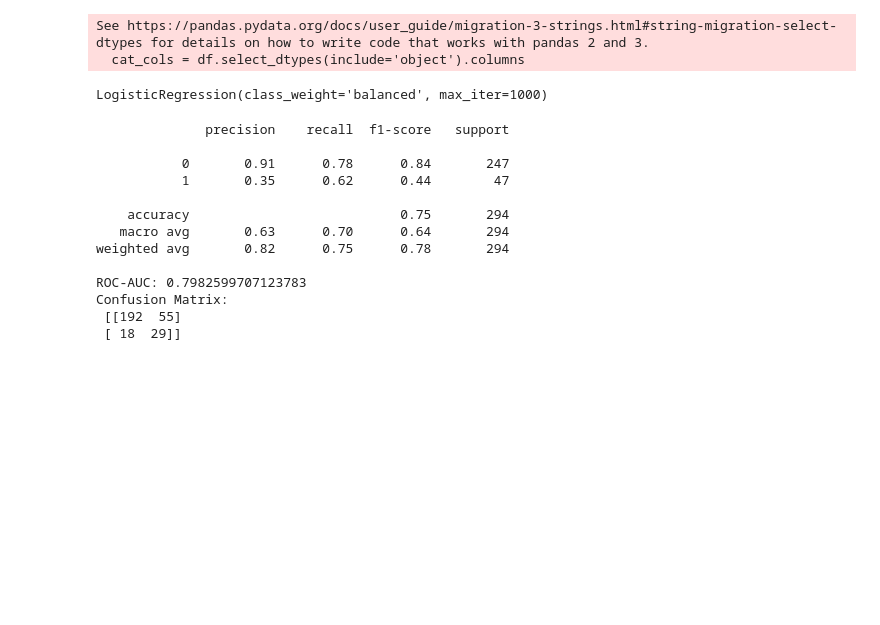
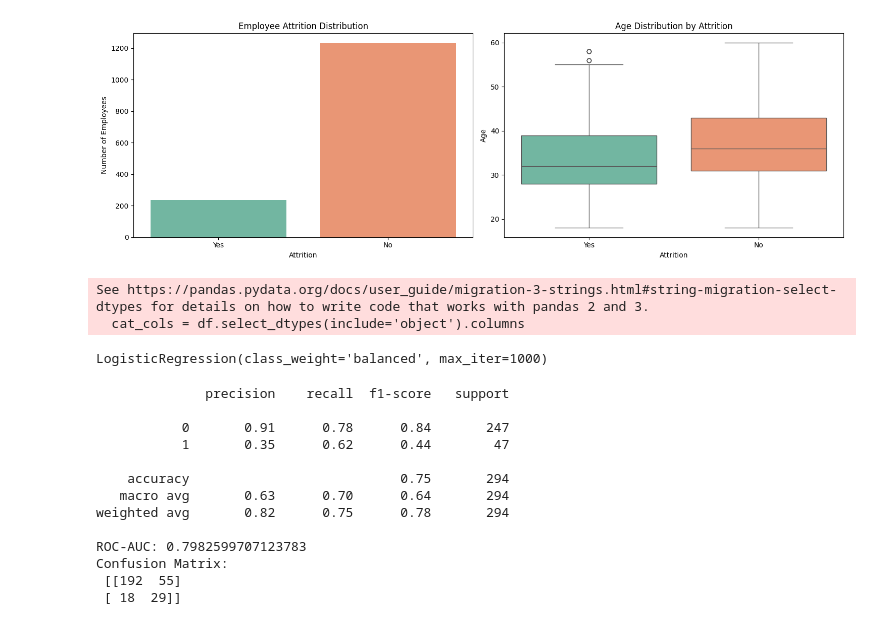
Before and after one commit to malik09-teach/batch-01, a Jupyter notebook: linear models/logestic reg.ipynb, the cells around one changed output. Cells and saved outputs as stored; diff of their text form; code cells hidden in the pictures; blank space fills up the shorter version.

```diff
--- a/linear models/logestic reg.ipynb
+++ b/linear models/logestic reg.ipynb
@@ -15 +63,20 @@ df = pd.read_csv('WA_Fn-UseC_-HR-Employee-Attrition.csv')
+# %%
+# --- Step 3: Exploratory Data Analysis (EDA) - Visualizations ---
+plt.figure(figsize=(15, 5))
+
+# Plot 1: Attrition Count
+plt.subplot(1, 2, 1)
+sns.countplot(data=df, x='Attrition', hue='Attrition', palette='Set2', legend=False)
+plt.title("Employee Attrition Distribution")
+plt.ylabel("Number of Employees")
+
+# Plot 2: Age vs Attrition
+plt.subplot(1, 2, 2)
+sns.boxplot(data=df, x='Attrition', y='Age', hue='Attrition', palette='Set2', legend=False)
+plt.title("Age Distribution by Attrition")
+
+plt.tight_layout()
+plt.show()
+# %% [output]
+[figure, added]
 # %%
```
Also changed, not shown: parts of 5 cells of this notebook, 1 other file.
